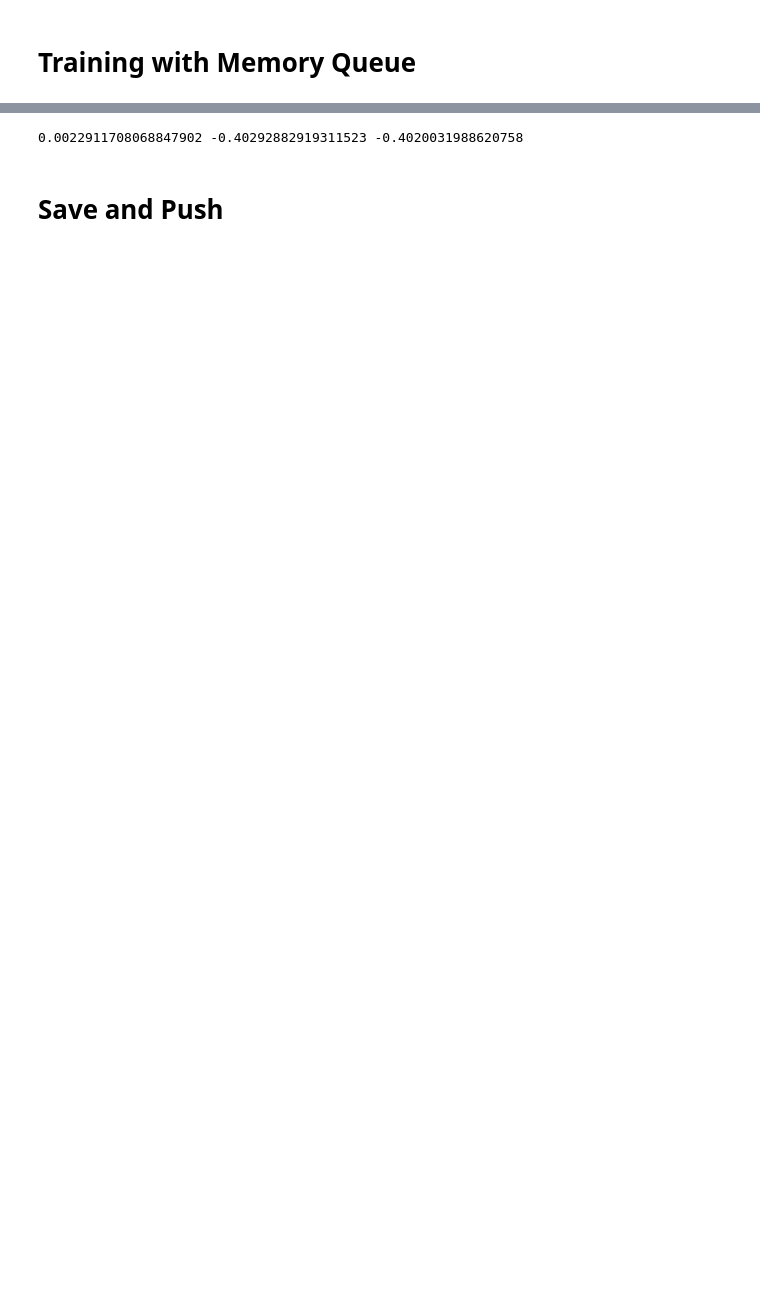
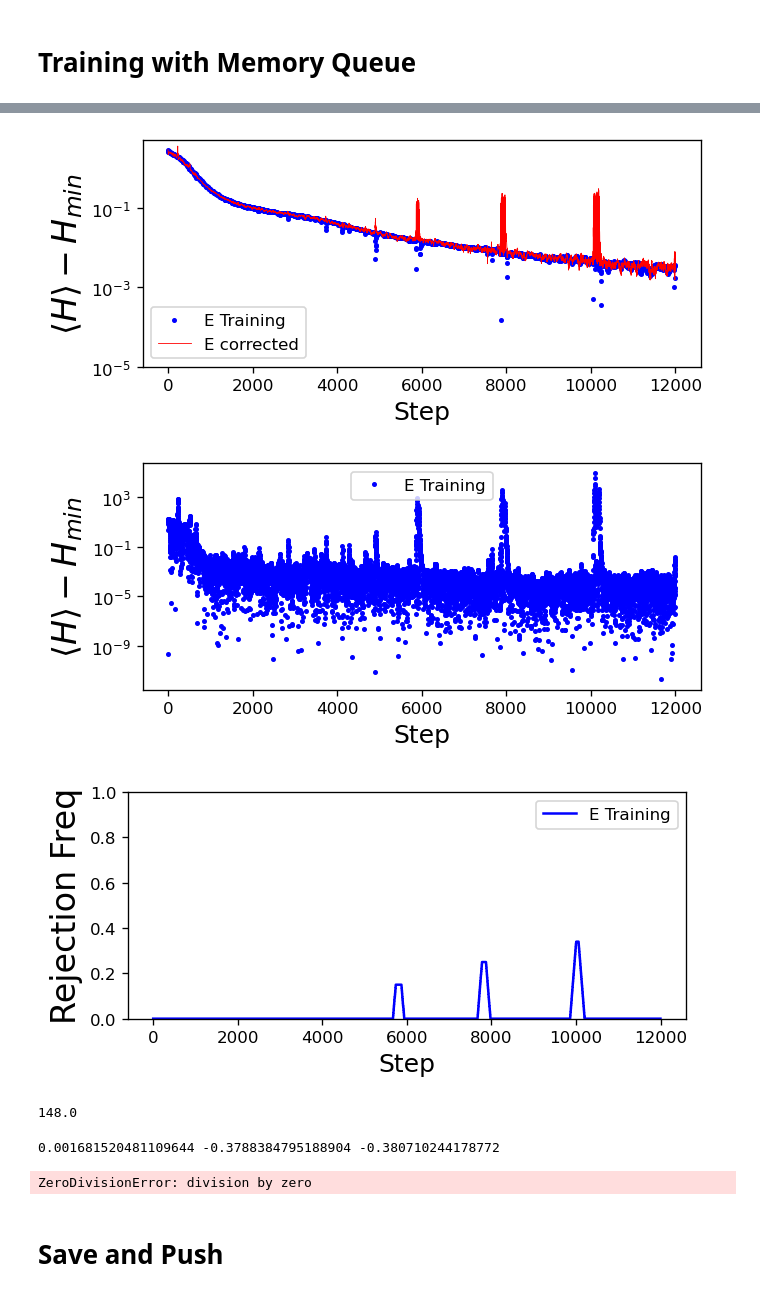
Before and after one commit to ksprague1/NN-QSR, a Jupyter notebook: RNN-QSR.ipynb, the cells around one changed output, grey strips where cells are left out. Saved outputs shown, nothing was run; the diff lists cells and outputs as text; code cells hidden in the pictures; blank space fills up the shorter version.

```diff
--- a/RNN-QSR.ipynb
+++ b/RNN-QSR.ipynb
@@ -749,10 +709,56 @@ plt.show()
+# %%
+fig = plt.figure(1,figsize=(6,2.5), dpi=120, facecolor='w', edgecolor='k')
+
+plt.plot(np.array(debug)[:,1]-exact_energy,color='b',marker='o',markersize=2,linewidth=0.0,markevery=5,label="E Training")
+plt.plot(np.array(debug)[:,0]-exact_energy,"r-",lw=0.5,label="E corrected")
+plt.yscale("log")
+plt.ylim(1e-5,5)
+#plt.ylim(-0.1,0.1)
+plt.xlabel("Step",fontsize=15)
+plt.ylabel("$\\langle H \\rangle-H_{min}$",fontsize=20)
+plt.legend(loc="best")
+plt.show()
+
+
+fig = plt.figure(1,figsize=(6,2.5), dpi=120, facecolor='w', edgecolor='k')
+
+DEBUG = np.array(debug)
+
+plt.plot((DEBUG[:,1]-DEBUG[:,0])**2*Lx*Ly,color='b',marker='o',markersize=2,linewidth=0.0,label="E Training")
+#plt.plot(,"r-",lw=0.5,label="E corrected")
+plt.yscale("log")
+#plt.ylim(1e-5,5)
+plt.xlabel("Step",fontsize=15)
+plt.ylabel("$\\langle H \\rangle-H_{min}$",fontsize=20)
+plt.legend(loc="best")
+plt.show()
+
+fig = plt.figure(1,figsize=(6,2.5), dpi=120, facecolor='w', edgecolor='k')
+
+avgs = np.array([np.mean(DEBUG[i:i+200,3]) for i in range(DEBUG.shape[0])])
+
+plt.plot(avgs,'b-',label="E Training")
+#plt.plot(,"r-",lw=0.5,label="E corrected")
+#plt.yscale("log")
+plt.ylim(0,1)
+plt.xlabel("Step",fontsize=15)
+plt.ylabel("Rejection Freq",fontsize=20)
+plt.legend(loc="best")
+plt.show()
+
+print(np.sum(DEBUG[:,3]))
+# %% [output]
+[figure, added]
+[figure, added]
+[figure, added]
+148.0
 # %%
 if True:
     print(losses[-1]-exact_energy,losses[-1],true_energies[-1])
-    torch.save(trainrnn,"CORR")
-    np.savez("CORR",losses,true_energies)
+    torch.save(trainrnn,"STABLE")
+    np.savez("STABLE",losses,true_energies)
 # %% [output]
-0.0022911708068847902 -0.40292882919311523 -0.4020031988620758
+0.001681520481109644 -0.3788384795188904 -0.380710244178772
 # %%
 if False:
     trainrnn=torch.load("TSTB")
@@ -791,3 +795,7 @@ if False:
+# %%
+1/0
+# %% [output]
+ZeroDivisionError: division by zero
 # %% [markdown]
 # Save and Push
 # %%
```
Also changed, not shown: parts of 18 cells of this notebook.
